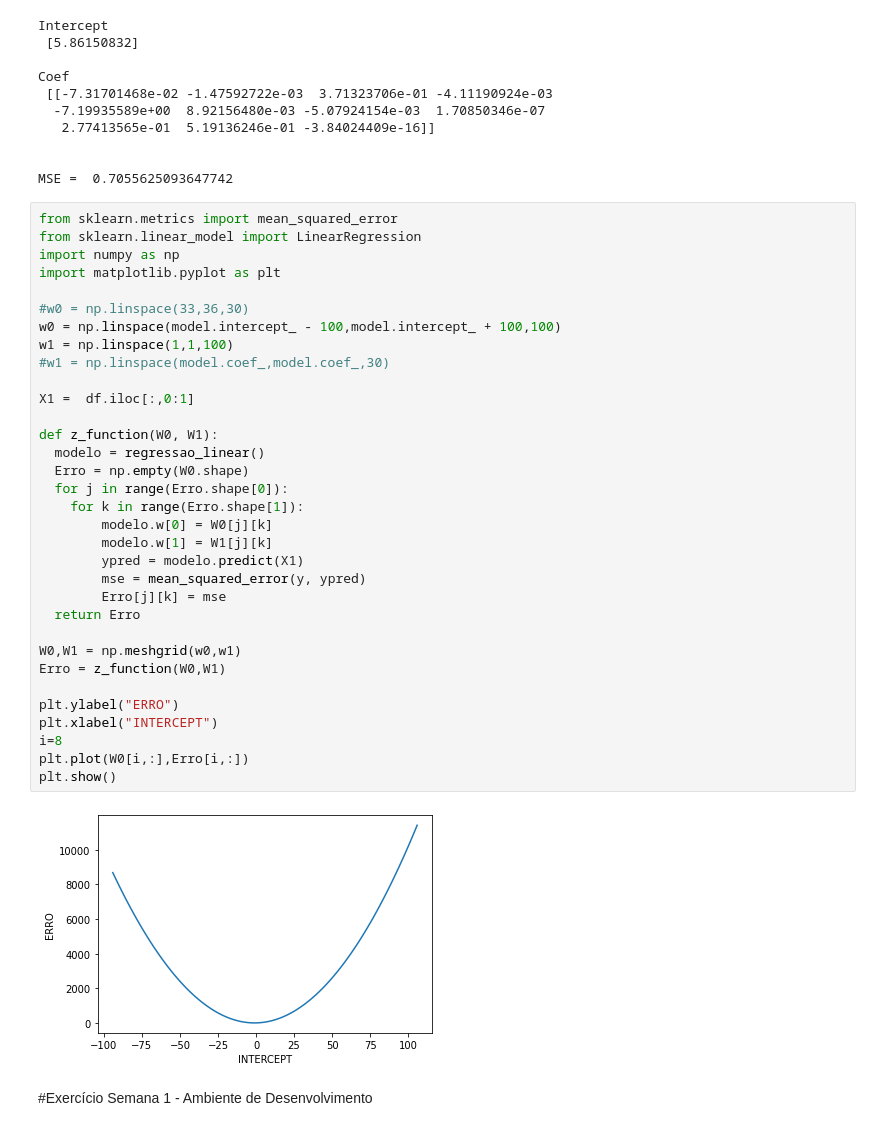
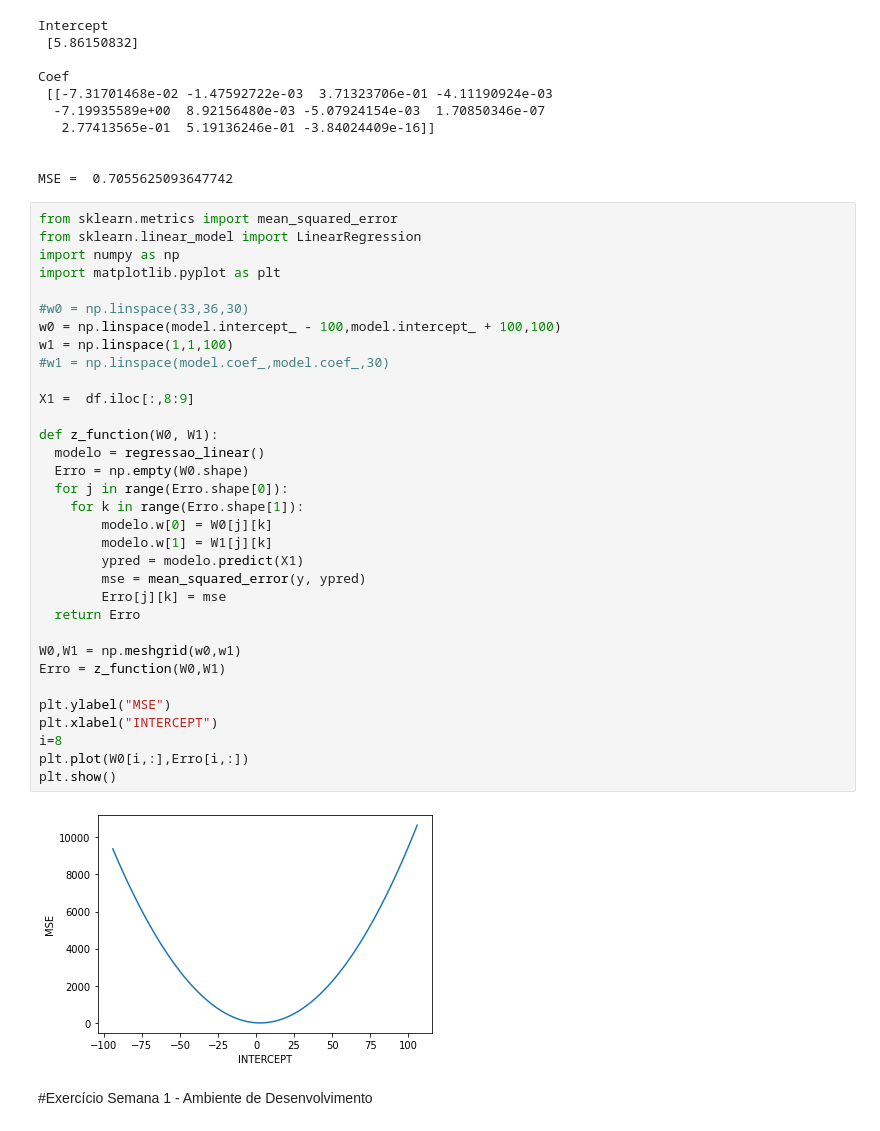
Before and after one commit to israellmorais/ReconhecimentodePadroes, a Jupyter notebook: Ambiente_Desenvolvimento.ipynb, the cells around one changed output. Drawn from its saved outputs; the diff is of its cells as text.

```diff
--- a/Ambiente_Desenvolvimento.ipynb
+++ b/Ambiente_Desenvolvimento.ipynb
@@ -112,36 +112,36 @@ from sklearn.metrics import mean_squared_error
 from sklearn.linear_model import LinearRegression
 import numpy as np
 import matplotlib.pyplot as plt
 
 #w0 = np.linspace(33,36,30)
 w0 = np.linspace(model.intercept_ - 100,model.intercept_ + 100,100)
 w1 = np.linspace(1,1,100)
 #w1 = np.linspace(model.coef_,model.coef_,30)
 
-X1 =  df.iloc[:,0:1]
+X1 =  df.iloc[:,8:9]
 
 def z_function(W0, W1):
   modelo = regressao_linear()
   Erro = np.empty(W0.shape)
   for j in range(Erro.shape[0]):
     for k in range(Erro.shape[1]):
         modelo.w[0] = W0[j][k]
         modelo.w[1] = W1[j][k]
         ypred = modelo.predict(X1)
         mse = mean_squared_error(y, ypred)
         Erro[j][k] = mse
   return Erro
 
 W0,W1 = np.meshgrid(w0,w1)
 Erro = z_function(W0,W1)
 
-plt.ylabel("ERRO")
+plt.ylabel("MSE")
 plt.xlabel("INTERCEPT")
 i=8
 plt.plot(W0[i,:],Erro[i,:])
 plt.show()
 # %% [output]
-[figure, old version]
+[figure, new version]
 # %% [markdown]
 #Exercício Semana 1 - Ambiente de Desenvolvimento
 # %%
```
